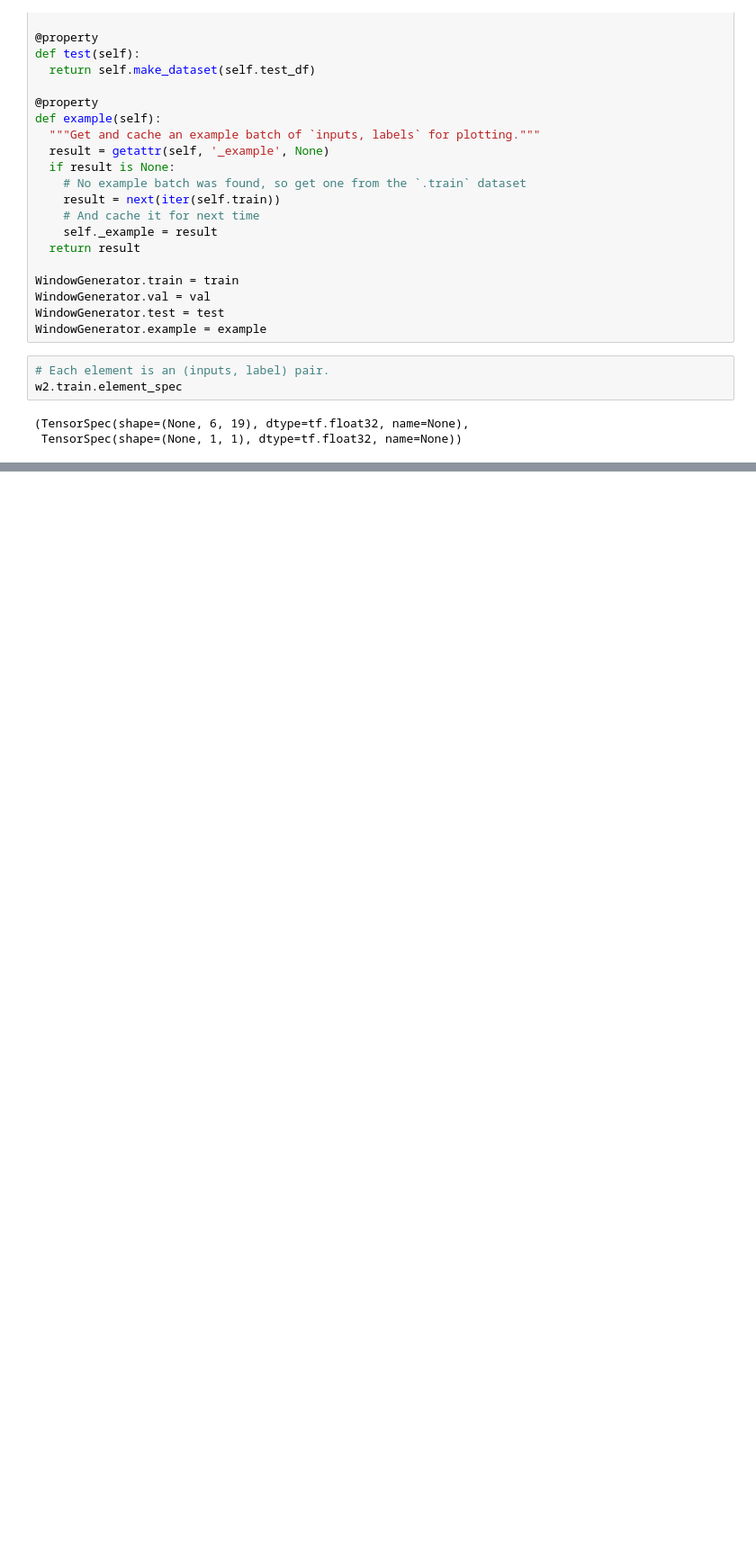
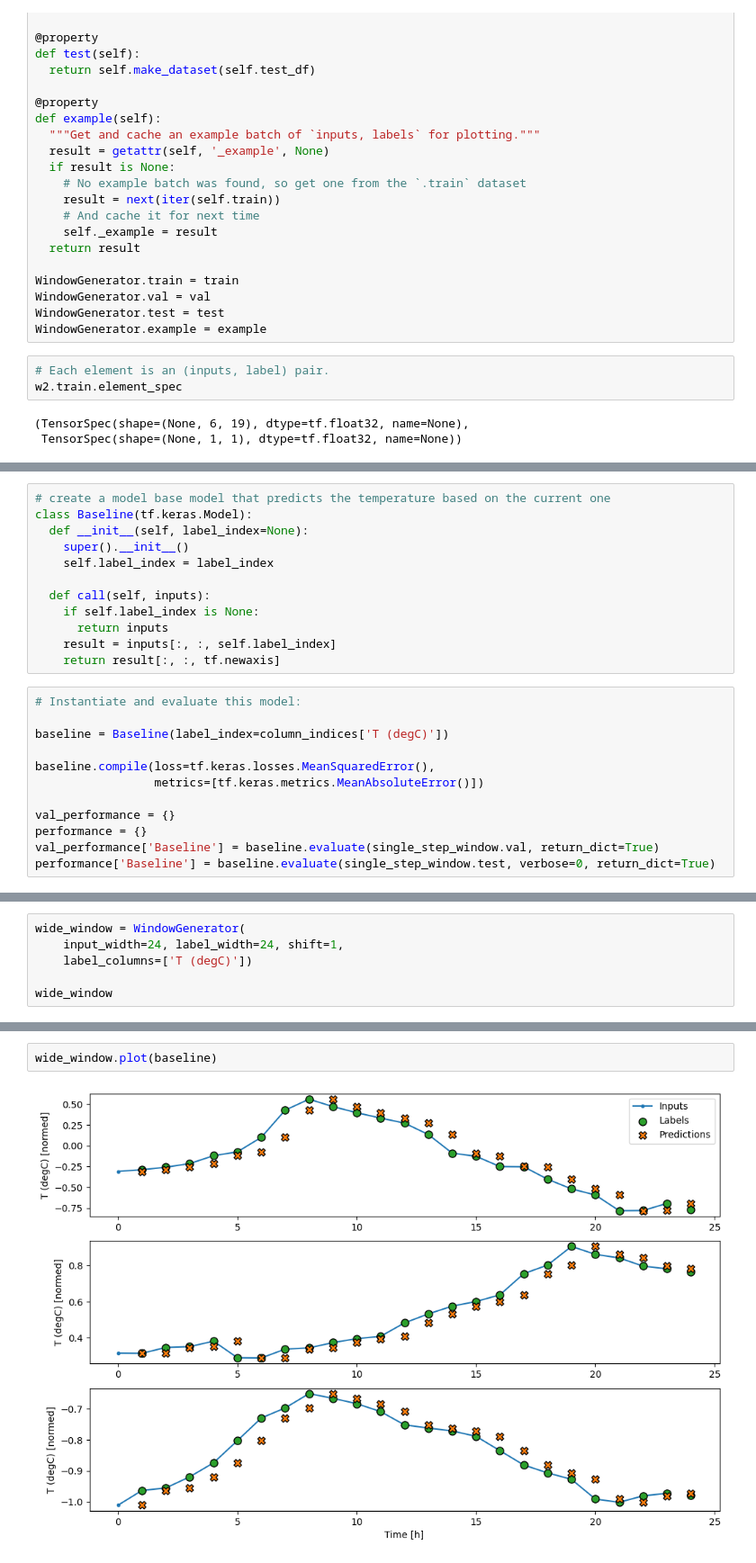
Before and after one commit to kaybrian/weather_timeseries, a Jupyter notebook: weeater_data.ipynb, the cells around one changed output, grey strips where cells are left out. Shown at 90% size. Cells and saved outputs as stored; diff of their text form; blank space fills up the shorter version.

```diff
--- a/weeater_data.ipynb
+++ b/weeater_data.ipynb
@@ -383,0 +408,24 @@ w2.train.element_spec
+# %%
+# create a model base model that predicts the temperature based on the current one
+class Baseline(tf.keras.Model):
+  def __init__(self, label_index=None):
+    super().__init__()
+    self.label_index = label_index
+
+  def call(self, inputs):
+    if self.label_index is None:
+      return inputs
+    result = inputs[:, :, self.label_index]
+    return result[:, :, tf.newaxis]
+# %%
+# Instantiate and evaluate this model:
+
+baseline = Baseline(label_index=column_indices['T (degC)'])
+
+baseline.compile(loss=tf.keras.losses.MeanSquaredError(),
+                 metrics=[tf.keras.metrics.MeanAbsoluteError()])
+
+val_performance = {}
+performance = {}
+val_performance['Baseline'] = baseline.evaluate(single_step_window.val, return_dict=True)
+performance['Baseline'] = baseline.evaluate(single_step_window.test, verbose=0, return_dict=True)
@@ -383,0 +434,6 @@ w2.train.element_spec
+# %%
+wide_window = WindowGenerator(
+    input_width=24, label_width=24, shift=1,
+    label_columns=['T (degC)'])
+
+wide_window
@@ -383,0 +451,4 @@ w2.train.element_spec
+# %%
+wide_window.plot(baseline)
+# %% [output]
+[figure, added]
```
Also changed, not shown: parts of 22 cells of this notebook, 1 other file.
